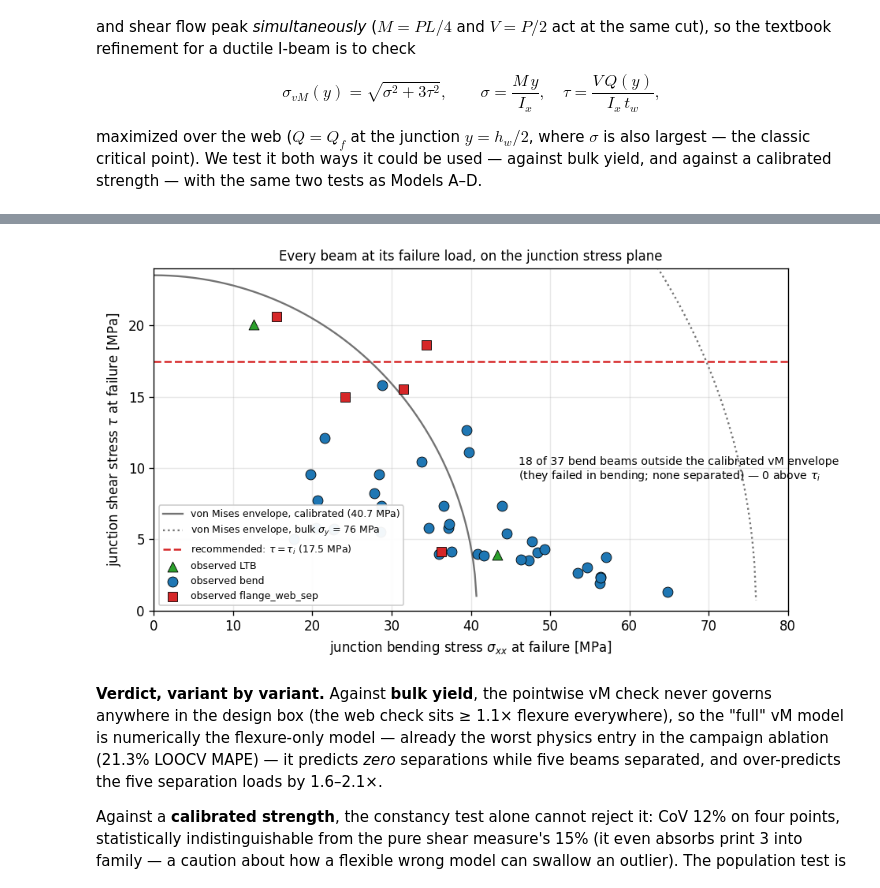
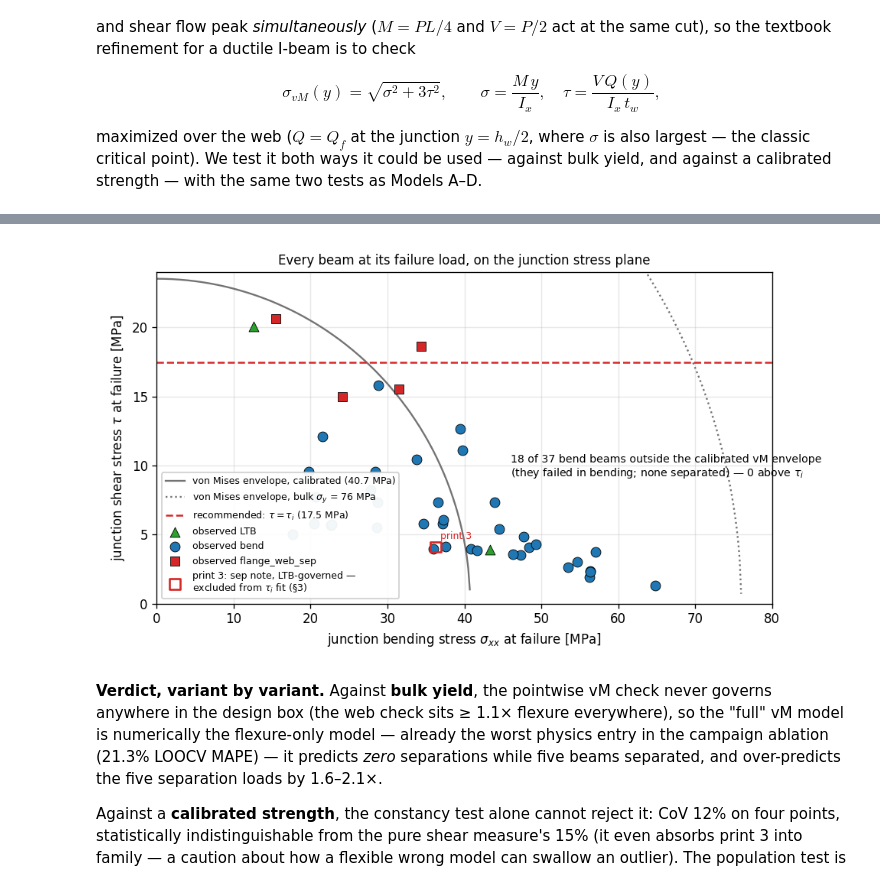
Before and after one commit to andrewvoss8-boop/core-me-data-science-activities-public, a Jupyter notebook: me323/Module1_drafts/ME323_Module1_Shear_Model_Selection_FACULTY.ipynb, the cells around one changed output, grey strips where cells are left out. Saved outputs shown, nothing was run; the diff lists cells and outputs as text; code cells hidden in the pictures.

```diff
--- a/me323/Module1_drafts/ME323_Module1_Shear_Model_Selection_FACULTY.ipynb
+++ b/me323/Module1_drafts/ME323_Module1_Shear_Model_Selection_FACULTY.ipynb
@@ -428,27 +430,35 @@ variant 1, bulk yield: min over the design box of P_vM-web / P_bend = 1.10
 # %%
 fig, ax = plt.subplots(figsize=(8.2, 4.6))
 sg = np.linspace(0, 80, 400)
 for R, ls, lbl in [(thr_vm, "-", f"von Mises envelope, calibrated ({thr_vm:.1f} MPa)"),
                    (SY/1e6, ":", "von Mises envelope, bulk $\\sigma_y$ = 76 MPa")]:
     tt = np.sqrt(np.clip(R**2 - sg**2, 0, None) / 3)
     ax.plot(sg[tt > 0], tt[tt > 0], color="0.45", ls=ls, lw=1.4, label=lbl)
 ax.axhline(TAU_I/1e6, color="tab:red", ls="--", lw=1.5,
            label=f"recommended: $\\tau = \\tau_i$ ({TAU_I/1e6:.1f} MPa)")
 MK5 = {"bend": "o", "flange_web_sep": "s", "LTB": "^"}
 for m, g in camp.groupby("obs_mode"):
+    if m == "flange_web_sep":
+        g = g[g.print_order != 3]
     ax.scatter(g.sig_j, g.tau_j, c=COL[m], marker=MK5[m], s=60,
                edgecolor="k", lw=0.5, zorder=3, label=f"observed {m}")
+p3 = camp[camp.print_order == 3].iloc[0]
+ax.scatter([p3.sig_j], [p3.tau_j], facecolor="none", edgecolor=COL["flange_web_sep"],
+           marker="s", s=70, lw=1.6, zorder=3,
+           label="print 3: sep note, LTB-governed —\nexcluded from $\\tau_i$ fit (§3)")
+ax.annotate("print 3", (p3.sig_j, p3.tau_j), xytext=(4, 6),
+            textcoords="offset points", fontsize=7.5, color="tab:red")
 ax.annotate(f"{n_vm} of {len(bendv)} bend beams outside the calibrated vM envelope\n"
             f"(they failed in bending; none separated) — {n_tau} above $\\tau_i$",
             (46, 9.2), fontsize=8.5, ha="left")
 ax.set_xlabel("junction bending stress $\\sigma_{xx}$ at failure [MPa]")
 ax.set_ylabel("junction shear stress $\\tau$ at failure [MPa]")
 ax.set_title("Every beam at its failure load, on the junction stress plane", fontsize=10)
 ax.set_xlim(0, 80); ax.set_ylim(0, 24)
 ax.grid(alpha=0.3); ax.legend(fontsize=7.5, loc="lower left", framealpha=0.95)
 plt.tight_layout(); plt.show()
 # %% [output]
-[figure, old version]
+[figure, new version]
 # %% [markdown]
 **Verdict, variant by variant.** Against **bulk yield**, the pointwise vM
 check never governs anywhere in the design box (the web check sits ≥ 1.1×
```
Also changed, not shown: parts of 6 cells of this notebook, 1 other file.
